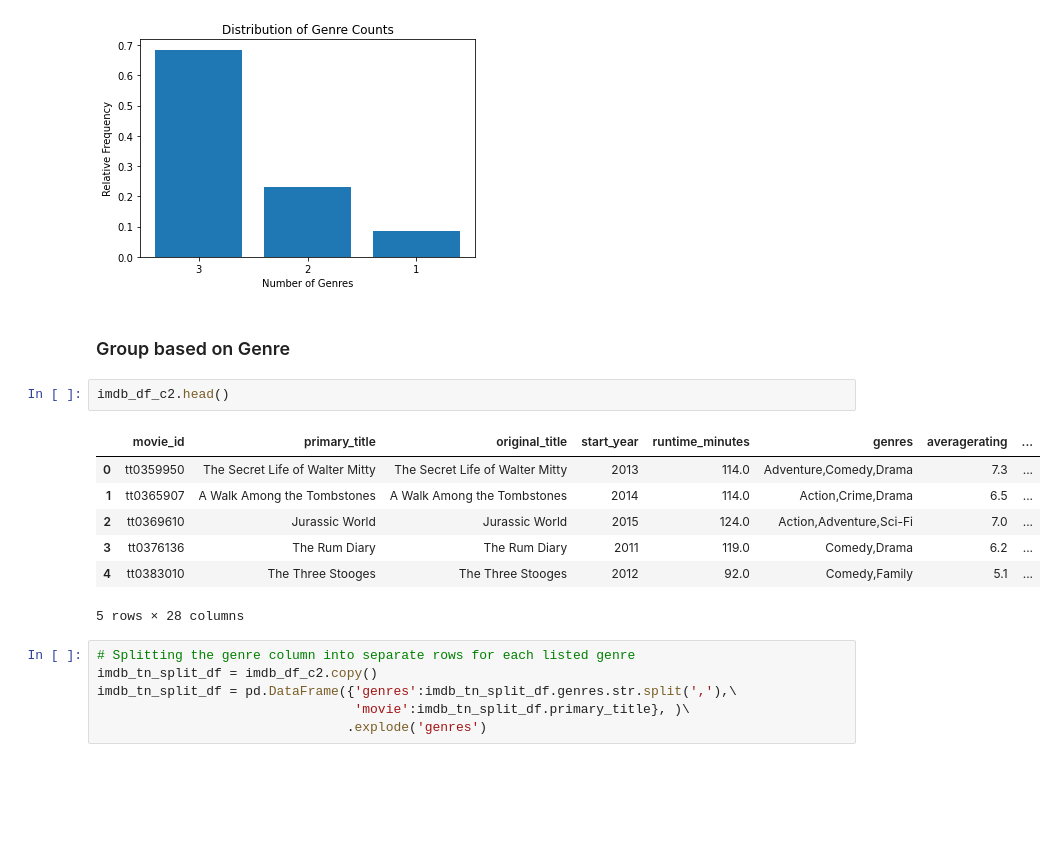
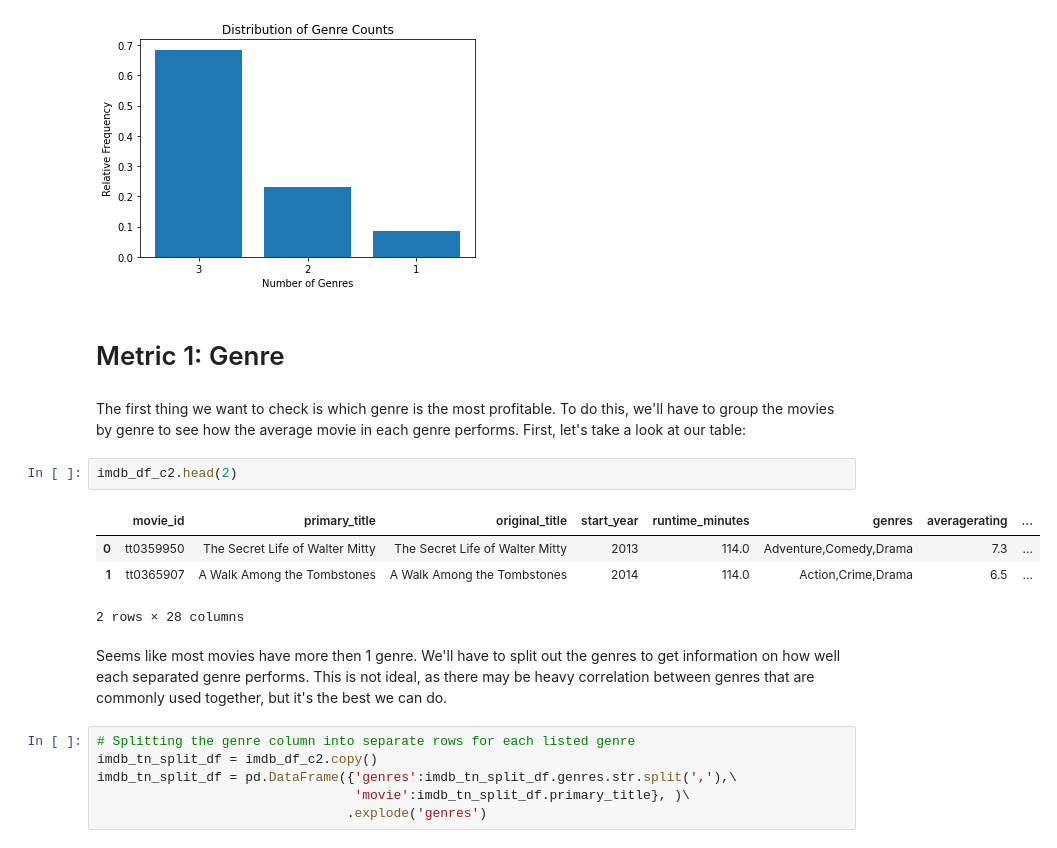
Before and after one commit to doriggs/Semester1Capstone, a Jupyter notebook: student.ipynb, the cells around one changed output. Cells and saved outputs as stored; diff of their text form; blank space fills up the shorter version.

```diff
--- a/student.ipynb
+++ b/student.ipynb
@@ -177,18 +193,19 @@ ax.set_ylabel("Relative Frequency")
 # %% [output]
 Text(0, 0.5, 'Relative Frequency')
 [figure]
-# %% [markdown]
-### Group based on Genre
+# %% [markdown]
+# Metric 1: Genre
+# %% [markdown]
+The first thing we want to check is which genre is the most profitable. To do this, we'll have to group the movies by genre to see how the average movie in each genre performs. First, let's take a look at our table:
 # %%
-imdb_df_c2.head()
+imdb_df_c2.head(2)
 # %% [output]
 |  | movie_id | primary_title | original_title | start_year | runtime_minutes | genres | averagerating | ... |
 | 0 | tt0359950 | The Secret Life of Walter Mitty | The Secret Life of Walter Mitty | 2013 | 114.0 | Adventure,Comedy,Drama | 7.3 | ... |
 | 1 | tt0365907 | A Walk Among the Tombstones | A Walk Among the Tombstones | 2014 | 114.0 | Action,Crime,Drama | 6.5 | ... |
-| 2 | tt0369610 | Jurassic World | Jurassic World | 2015 | 124.0 | Action,Adventure,Sci-Fi | 7.0 | ... |
-| 3 | tt0376136 | The Rum Diary | The Rum Diary | 2011 | 119.0 | Comedy,Drama | 6.2 | ... |
-| 4 | tt0383010 | The Three Stooges | The Three Stooges | 2012 | 92.0 | Comedy,Family | 5.1 | ... |
-5 rows × 28 columns
+2 rows × 28 columns
+# %% [markdown]
+Seems like most movies have more then 1 genre. We'll have to split out the genres to get information on how well each separated genre performs. This is not ideal, as there may be heavy correlation between genres that are commonly used together, but it's the best we can do.
 # %%
 # Splitting the genre column into separate rows for each listed genre
 imdb_tn_split_df = imdb_df_c2.copy()
```
Also changed, not shown: parts of 47 cells of this notebook.
